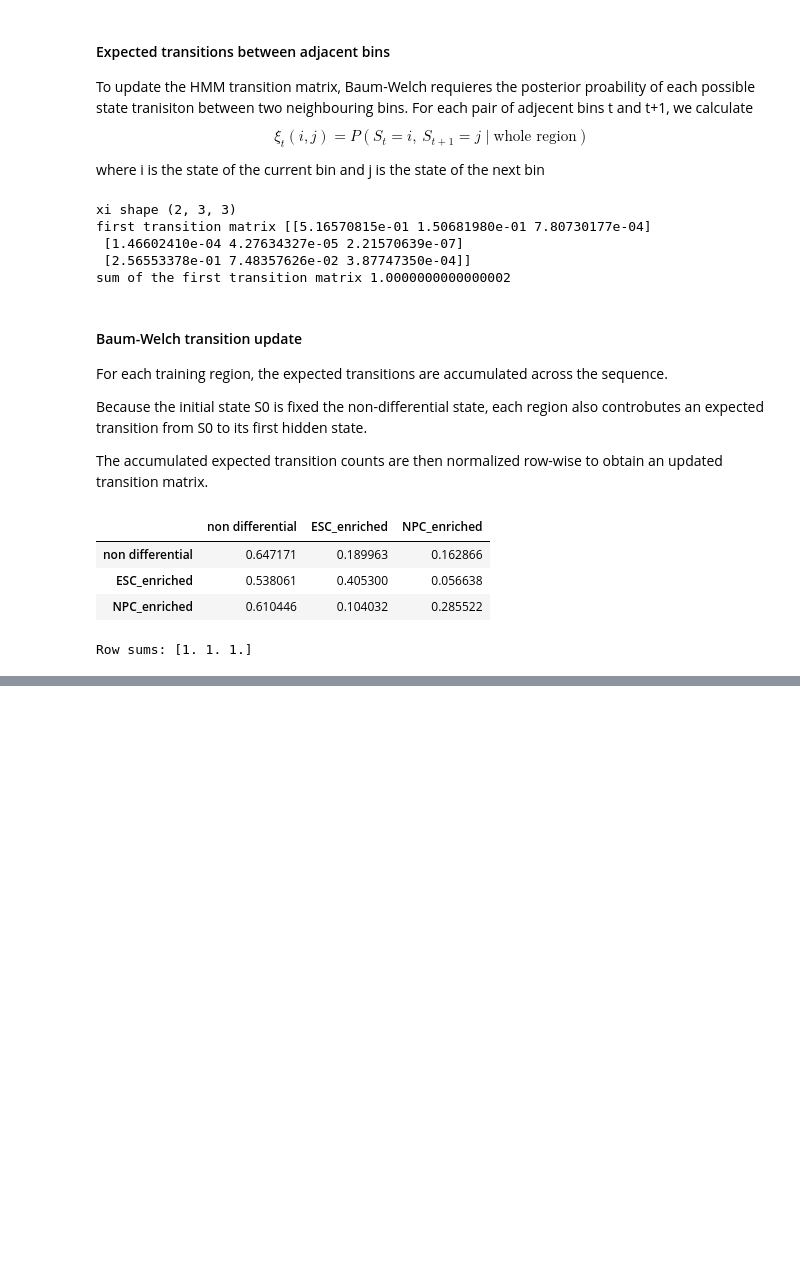
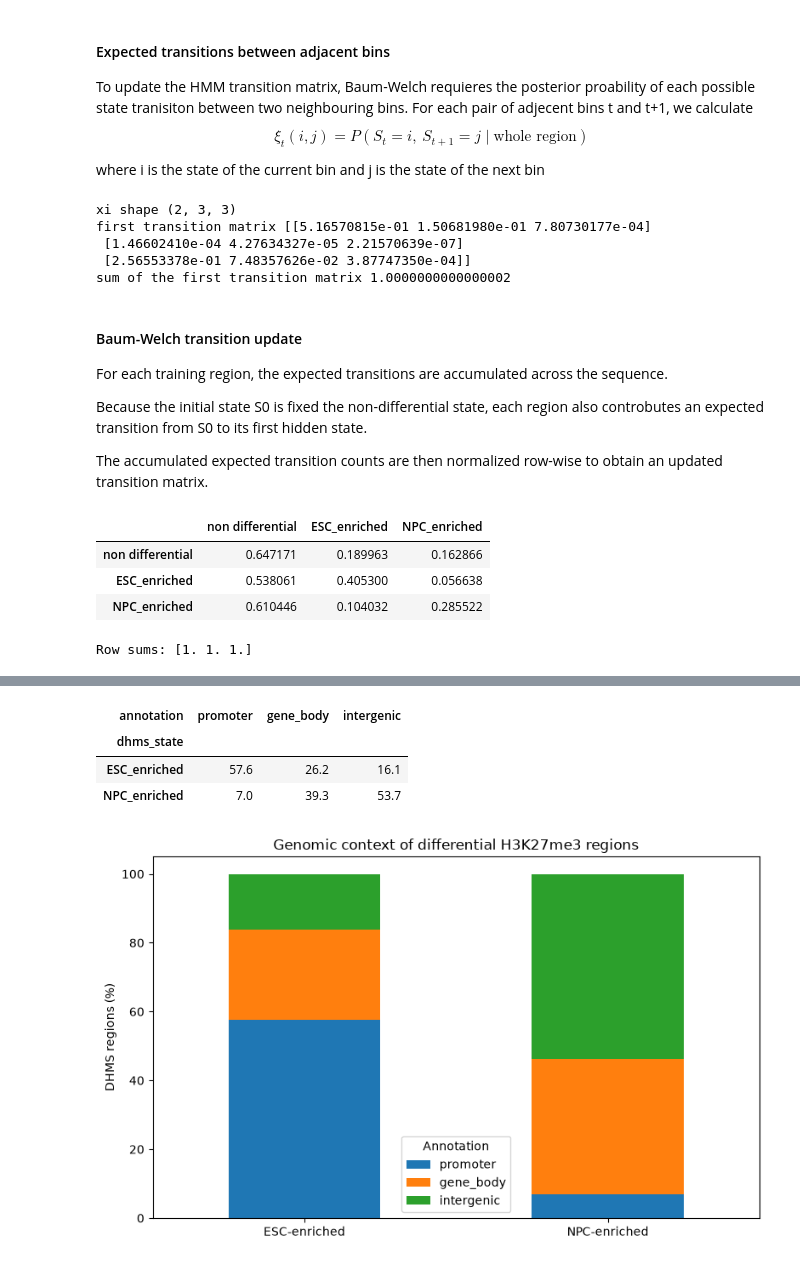
Before and after one commit to elifmgungor/chipdiff-reproduction, a Jupyter notebook: notebooks/01_exploratory.ipynb, the cells around one changed output, grey strips where cells are left out. Saved outputs shown, nothing was run; the diff lists cells and outputs as text; code cells hidden in the pictures; blank space fills up the shorter version.

```diff
--- a/notebooks/01_exploratory.ipynb
+++ b/notebooks/01_exploratory.ipynb
@@ -1399,0 +1576,13 @@ UnboundLocalError: cannot access local variable 'transition_matrix' where it is
+# %%
+refflat_columns=['gene','transcript','chromosome','strand','tx_start','tx_end','cds_start','cds_end','exon_count','exon_starts','exon_ends']
+refseq_all=pd.read_csv('../metadata/mm8.refFlat.txt.gz',sep='\t',names=refflat_columns,compression='gzip')
+refseq_all=refseq_all[refseq_all['chromosome'].isin(chromosomes)].copy()
+refseq_all['coding_length']=(refseq_all['cds_end']-refseq_all['cds_start']).clip(lower=0)
+
+refseq=refseq_all.loc[refseq_all.groupby('gene')['coding_length'].idxmax()].copy().reset_index(drop=True)
+refseq['tss']=np.where(refseq['strand']=='+',refseq['tx_start'],refseq['tx_end'])
+refseq['promoter_start']=(refseq['tss']-1000).clip(lower=0); refseq['promoter_end']=refseq['tss']+1000
+
+print('RefSeq transcripts:',len(refseq_all))
+print('genes after keeping one transcript per gene:',len(refseq))
+display(refseq.head())
@@ -1399,0 +1598,15 @@ UnboundLocalError: cannot access local variable 'transition_matrix' where it is
+# %%
+genes_by_chrom={chrom:group.reset_index(drop=True) for chrom,group in refseq.groupby('chromosome')}
+
+def annotate_region(row):
+    genes=genes_by_chrom[row['chromosome']]; start=row['region_start']; end=row['region_end']; center=(start+end)/2
+    promoter_hits=genes[(genes['promoter_start']<end)&(genes['promoter_end']>start)]; gene_hits=genes[(genes['tx_start']<end)&(genes['tx_end']>start)]
+    if len(promoter_hits)>0: annotation='promoter'; overlap=promoter_hits
+    elif len(gene_hits)>0: annotation='gene_body'; overlap=gene_hits
+    else: annotation='intergenic'; overlap=genes.iloc[0:0]
+    nearest_index=(genes['tss']-center).abs().idxmin(); nearest=genes.loc[nearest_index]
+    return pd.Series({'annotation':annotation,'overlapping_gene':';'.join(overlap['gene'].drop_duplicates().astype(str)),'overlapping_transcript':';'.join(overlap['transcript'].drop_duplicates().astype(str)),'nearest_gene':nearest['gene'],'distance_to_nearest_tss':int(abs(nearest['tss']-center))})
+
+annotation_results=dhms_regions.apply(annotate_region,axis=1)
+dhms_regions_annotated=pd.concat([dhms_regions.reset_index(drop=True),annotation_results],axis=1)
+display(dhms_regions_annotated.head())
@@ -1399,0 +1641,14 @@ UnboundLocalError: cannot access local variable 'transition_matrix' where it is
+# %%
+annotation_percent=pd.crosstab(dhms_regions_annotated['dhms_state'],dhms_regions_annotated['annotation'],normalize='index')*100
+annotation_percent=annotation_percent.reindex(index=['ESC_enriched','NPC_enriched'],columns=['promoter','gene_body','intergenic'],fill_value=0)
+display(annotation_percent.round(1))
+
+ax=annotation_percent.plot(kind='bar',stacked=True,figsize=(8,5))
+ax.set_xlabel(''); ax.set_ylabel('DHMS regions (%)'); ax.set_title('Genomic context of differential H3K27me3 regions'); ax.set_xticklabels(['ESC-enriched','NPC-enriched'],rotation=0); ax.legend(title='Annotation')
+plt.tight_layout(); plt.savefig(figures_path/'genomic_annotation.png',dpi=300,bbox_inches='tight'); plt.show()
+# %% [output]
+| annotation | promoter | gene_body | intergenic |
+| dhms_state |  |  |  |
+| ESC_enriched | 57.6 | 26.2 | 16.1 |
+| NPC_enriched | 7.0 | 39.3 | 53.7 |
+[figure, added]
```
Also changed, not shown: parts of 24 cells of this notebook, 9 other files.
